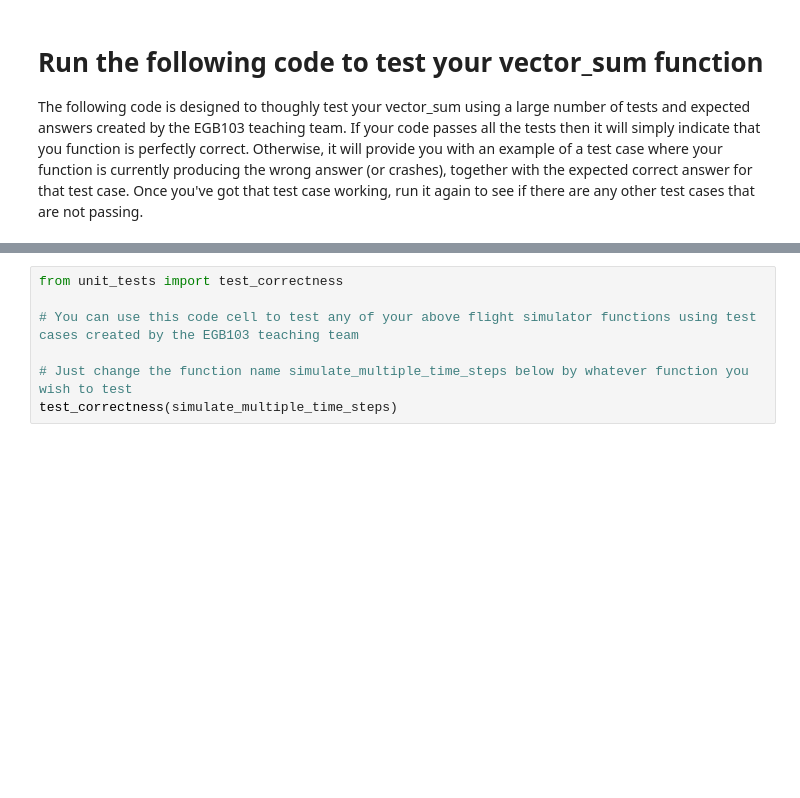
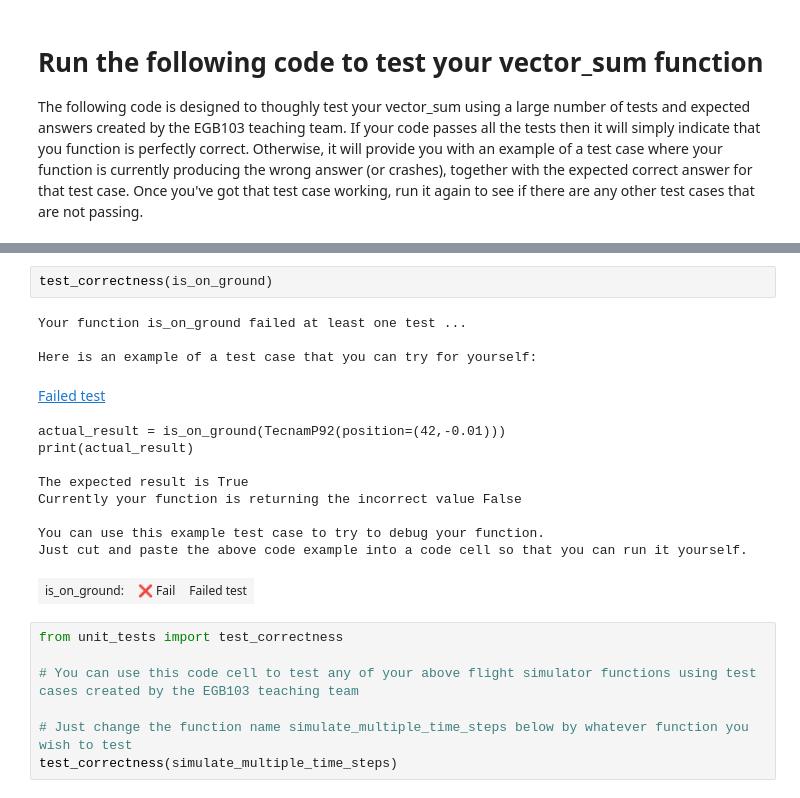
Before and after one commit to kellyw42/egb103, a Jupyter notebook: Assignments/2025/Sem1/Assignment1/Assignment 1 Flight Simulator Skeleton.ipynb, the cells around one changed output, grey strips where cells are left out. Cells and saved outputs as stored; diff of their text form; blank space fills up the shorter version.

```diff
--- a/Assignments/2025/Sem1/Assignment1/Assignment 1 Flight Simulator Skeleton.ipynb
+++ b/Assignments/2025/Sem1/Assignment1/Assignment 1 Flight Simulator Skeleton.ipynb
@@ -1175,3 +1306,19 @@ print(test_aircraft.time_elapsed, test_aircraft.engine_rpm, test_aircraft.positi
+# %%
+test_correctness(is_on_ground)
+# %% [output]
+Your function is_on_ground failed at least one test ...
+
+Here is an example of a test case that you can try for yourself:
+Failed test
+actual_result = is_on_ground(TecnamP92(position=(42,-0.01)))
+print(actual_result)
+
+The expected result is True
+Currently your function is returning the incorrect value False
+
+You can use this example test case to try to debug your function.
+Just cut and paste the above code example into a code cell so that you can run it yourself.
+| is_on_ground: | ❌ Fail | Failed test |
 # %%
 from unit_tests import test_correctness
 
```
Also changed, not shown: parts of 19 cells of this notebook, 2 other files.
